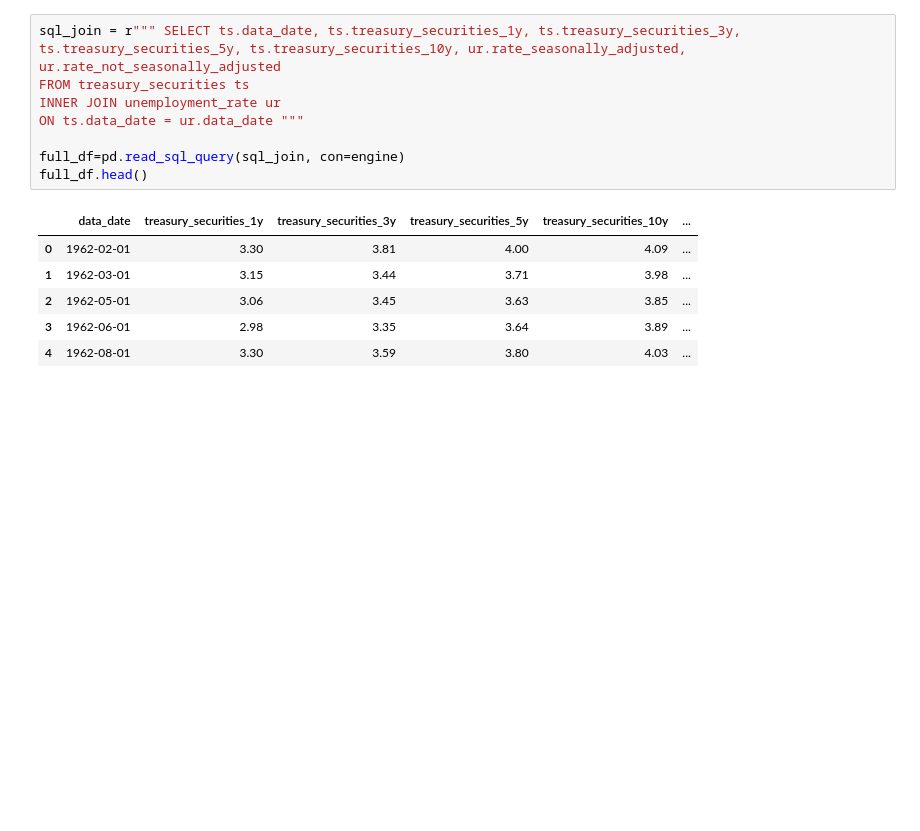
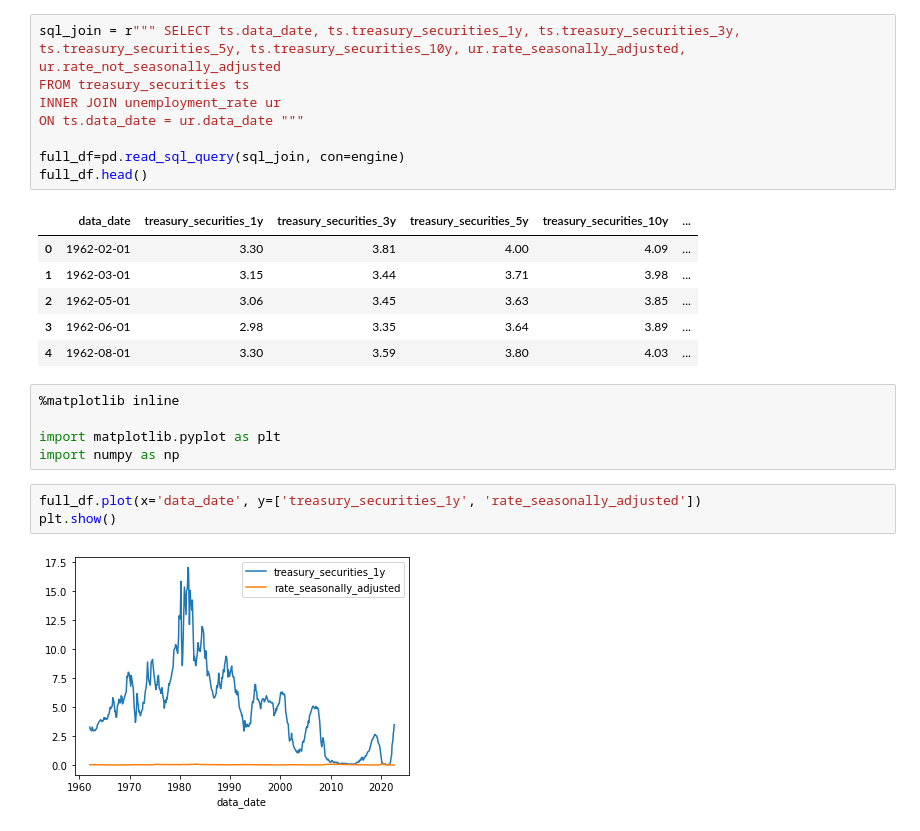
Before and after one commit to Shaunisme/Poject-2-ETL-on-datasets, a Jupyter notebook: pandas_etl.ipynb, the cells around one changed output. Cells and saved outputs as stored; diff of their text form; blank space fills up the shorter version.

Commit message:
Draw a plot

```diff
--- a/pandas_etl.ipynb
+++ b/pandas_etl.ipynb
@@ -228,3 +229,13 @@ full_df.head()
 | 2 | 1962-05-01 | 3.06 | 3.45 | 3.63 | 3.85 | ... |
 | 3 | 1962-06-01 | 2.98 | 3.35 | 3.64 | 3.89 | ... |
 | 4 | 1962-08-01 | 3.30 | 3.59 | 3.80 | 4.03 | ... |
+# %%
+%matplotlib inline
+
+import matplotlib.pyplot as plt
+import numpy as np
+# %%
+full_df.plot(x='data_date', y=['treasury_securities_1y', 'rate_seasonally_adjusted'])
+plt.show()
+# %% [output]
+[figure, added]
```
Also changed, not shown: parts of 2 cells of this notebook, 1 other file.
